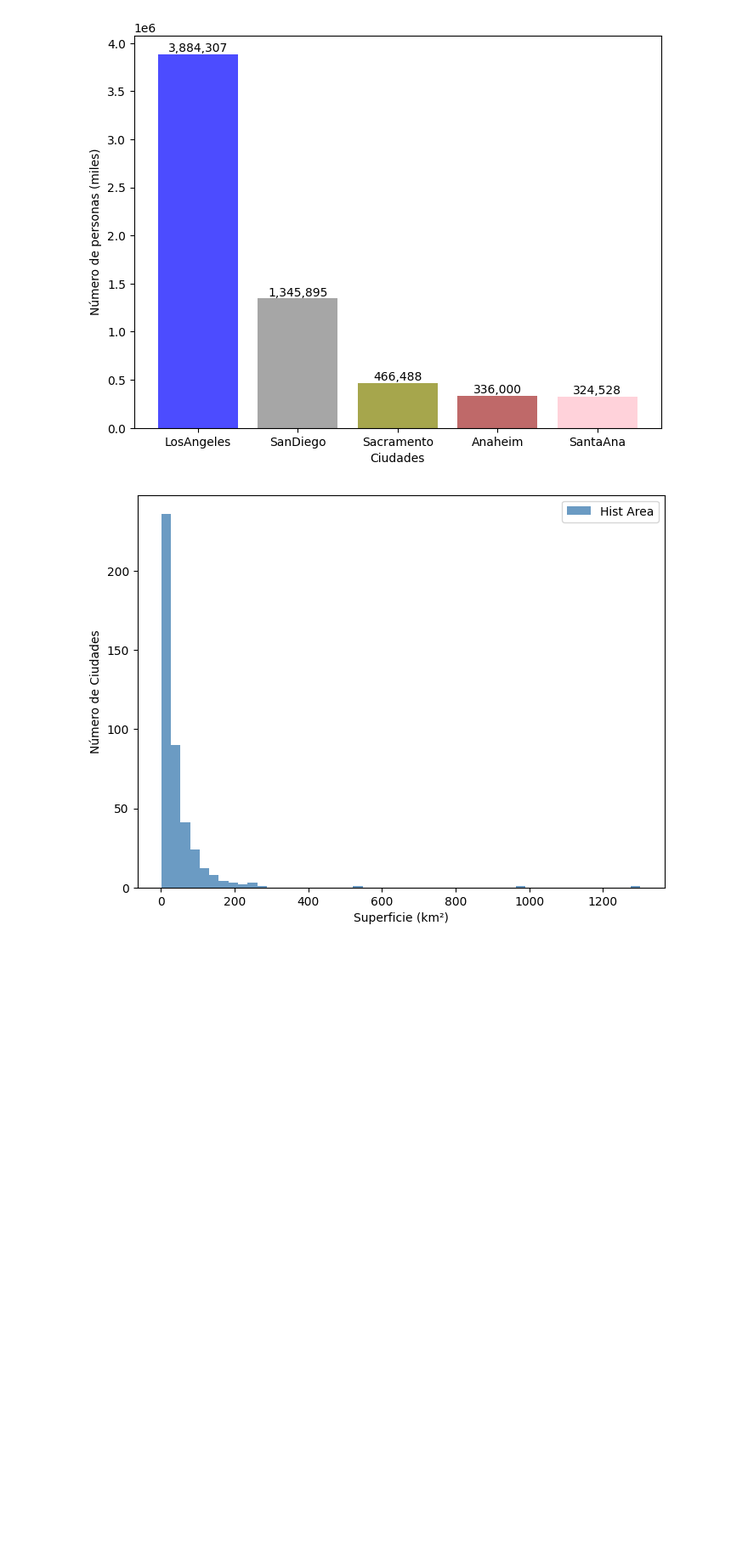
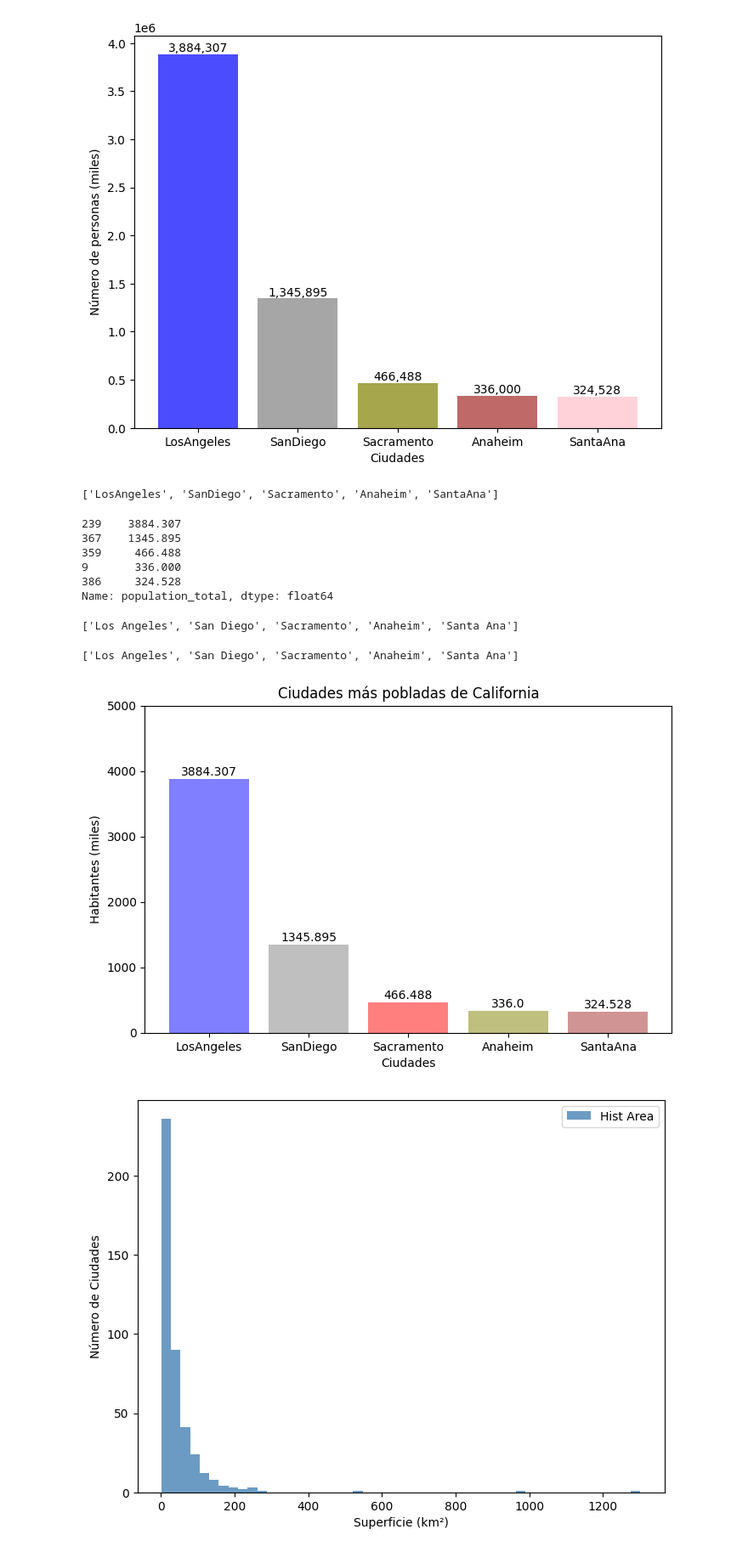
Before and after one commit to alvarosmms/ONLINE_DS_THEBRIDGE_ALVAROSMMS, a Jupyter notebook: Sprint_8/Unidad_1/Práctica_Obligatoria/18_Practica_Obligatoria_Visualizacion_Basica.ipynb, the cells around one changed output. Shown at 85% size. Saved outputs shown, nothing was run; the diff lists cells and outputs as text; code cells hidden in the pictures; blank space fills up the shorter version.

```diff
--- a/Sprint_8/Unidad_1/Práctica_Obligatoria/18_Practica_Obligatoria_Visualizacion_Basica.ipynb
+++ b/Sprint_8/Unidad_1/Práctica_Obligatoria/18_Practica_Obligatoria_Visualizacion_Basica.ipynb
@@ -89,3 +91,18 @@ plt.xlabel("Ciudades")
 plt.show()
 # %% [output]
 [figure]
+# %%
+ciudades_mas_pobladas = df.loc[df.population_total.nlargest(5).index, ["city","population_total"]]
+
+ciudades_mas_pobladas["city"].to_list()
+# %% [output]
+['LosAngeles', 'SanDiego', 'Sacramento', 'Anaheim', 'SantaAna']
+# %%
+ciudades_mas_pobladas["population_total"]/1000
+# %% [output]
+239    3884.307
+367    1345.895
+359     466.488
+9       336.000
+386     324.528
+Name: population_total, dtype: float64
@@ -92,3 +117,43 @@ plt.show()
+# %%
+[separa_nombre(ciudad) for ciudad in ciudades_mas_pobladas.index.to_list()]  #Falta incorporarlo abajo.
+# %% [output]
+['Los Angeles', 'San Diego', 'Sacramento', 'Anaheim', 'Santa Ana']
+# %%
+ciudades = [separa_nombre(ciudad) for ciudad in ciudades_mas_pobladas.index.to_list()]
+ciudades
+# %% [output]
+['Los Angeles', 'San Diego', 'Sacramento', 'Anaheim', 'Santa Ana']
+# %%
+#Solución en clase
+ciudades_mas_pobladas = df.loc[df.population_total.nlargest(5).index, ["city","population_total"]]
+
+ciudades = ciudades_mas_pobladas["city"].to_list()
+colores = ["blue", "gray", "red","olive","brown"]
+
+
+plt.figure(figsize = (8,5))
+plt.bar(x = ciudades,
+        height = ciudades_mas_pobladas["population_total"]/1000,
+        color = colores,
+        alpha = 0.5)
+
+plt.ylim([0,5000]) #para el tamaño
+plt.xlabel("Ciudades")
+plt.ylabel("Habitantes (miles)")
+plt.title("Ciudades más pobladas de California")
+
+ciudades_mas_pobladas.set_index("city", inplace = True)
+
+for indice, ciudad in enumerate(ciudades_mas_pobladas.index):
+    poblacion = ciudades_mas_pobladas.loc[ciudad,"population_total"]/1000
+    plt.text(ciudades[indice], poblacion + 50, f"{poblacion}", ha="center")  #El +50 es para poner el texto un poco por encima de la barra
+
+
+
+
+plt.show()
+# %% [output]
+[figure, added]
 # %%
 #Gráfico 2
 plt.figure(figsize=(8, 6))
```
Also changed, not shown: parts of 5 cells of this notebook.
